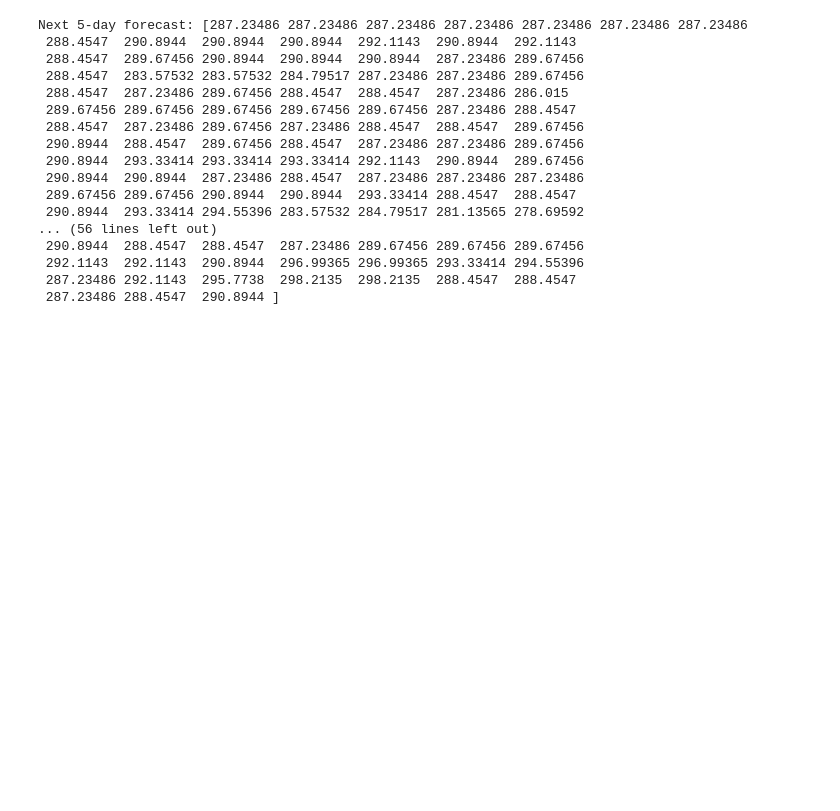
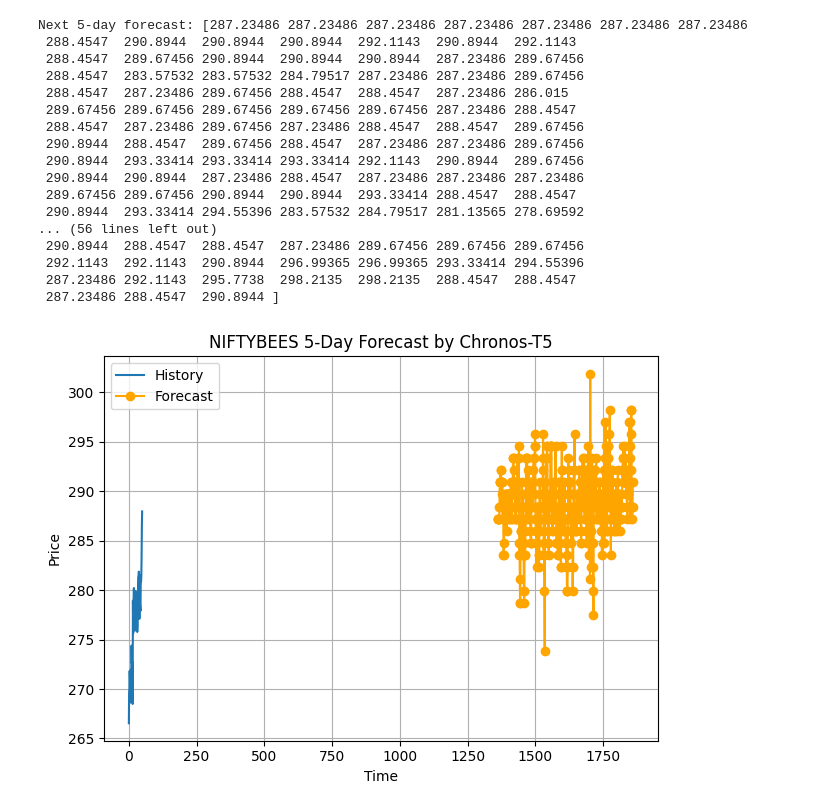
Before and after one commit to akshat16206/qtm, a Jupyter notebook: qtm.ipynb, the cells around one changed output. Saved outputs shown, nothing was run; the diff lists cells and outputs as text; code cells hidden in the pictures; blank space fills up the shorter version.

Commit message:
plotting and basic stimulation

```diff
--- a/qtm.ipynb
+++ b/qtm.ipynb
@@ -168,3 +168,27 @@ Next 5-day forecast: [287.23486 287.23486 287.23486 287.23486 287.23486 287.2348
  292.1143  292.1143  290.8944  296.99365 296.99365 293.33414 294.55396
  287.23486 292.1143  295.7738  298.2135  298.2135  288.4547  288.4547
  287.23486 288.4547  290.8944 ]
+# %%
+import matplotlib.pyplot as plt
+
+# Plot last 50 actual values
+plt.plot(series[-50:], label="History")
+
+# Plot 5-day forecast starting after the last known value
+plt.plot(
+    range(len(series), len(series) + len(forecast_unscaled)),
+    forecast_unscaled,
+    label="Forecast",
+    color="orange",
+    marker="o"
+)
+
+plt.title("NIFTYBEES 5-Day Forecast by Chronos-T5")
+plt.xlabel("Time")
+plt.ylabel("Price")
+plt.grid(True)
+plt.legend()
+plt.tight_layout()
+plt.show()
+# %% [output]
+[figure, added]
```
Also changed, not shown: parts of 1 cell of this notebook.
